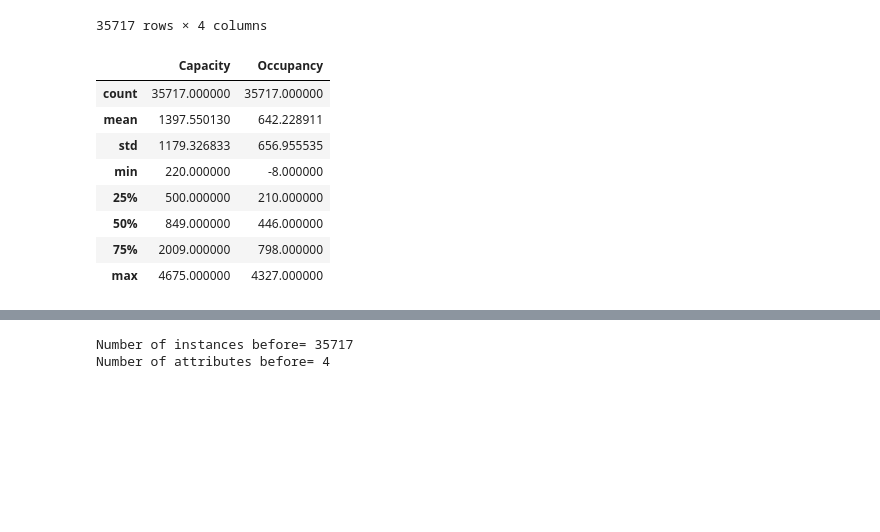
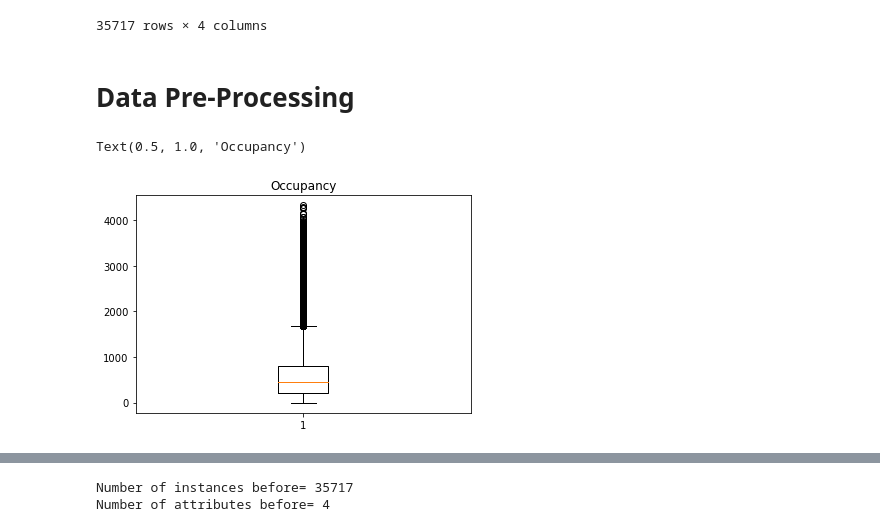
Before and after one commit to hilaler/Data-Set-Analysis-Parking-Birmingham-Data-Set, a Jupyter notebook: ParkingBirminghamDataAnalysis.ipynb, the cells around one changed output, grey strips where cells are left out. Drawn from its saved outputs; the diff is of its cells as text; code cells hidden in the pictures; blank space fills up the shorter version.

Commit message:
pre-processing

```diff
--- a/ParkingBirminghamDataAnalysis.ipynb
+++ b/ParkingBirminghamDataAnalysis.ipynb
@@ -22,15 +26,5 @@ data
 | 35715 | Shopping | 1920 | 1321 | 12/19/2016 16:03 |
 | 35716 | Shopping | 1920 | 1180 | 12/19/2016 16:30 |
 35717 rows × 4 columns
-# %%
-data.describe()
-# %% [output]
-|  | Capacity | Occupancy |
-| count | 35717.000000 | 35717.000000 |
-| mean | 1397.550130 | 642.228911 |
-| std | 1179.326833 | 656.955535 |
-| min | 220.000000 | -8.000000 |
-| 25% | 500.000000 | 210.000000 |
-| 50% | 849.000000 | 446.000000 |
-| 75% | 2009.000000 | 798.000000 |
-| max | 4675.000000 | 4327.000000 |
+# %% [markdown]
+# Data Pre-Processing
@@ -36,0 +33,6 @@ data.describe()
+# %%
+plt.boxplot(data['Occupancy'])
+plt.title('Occupancy')
+# %% [output]
+Text(0.5, 1.0, 'Occupancy')
+[figure, added]
```
Also changed, not shown: parts of 27 cells of this notebook.
